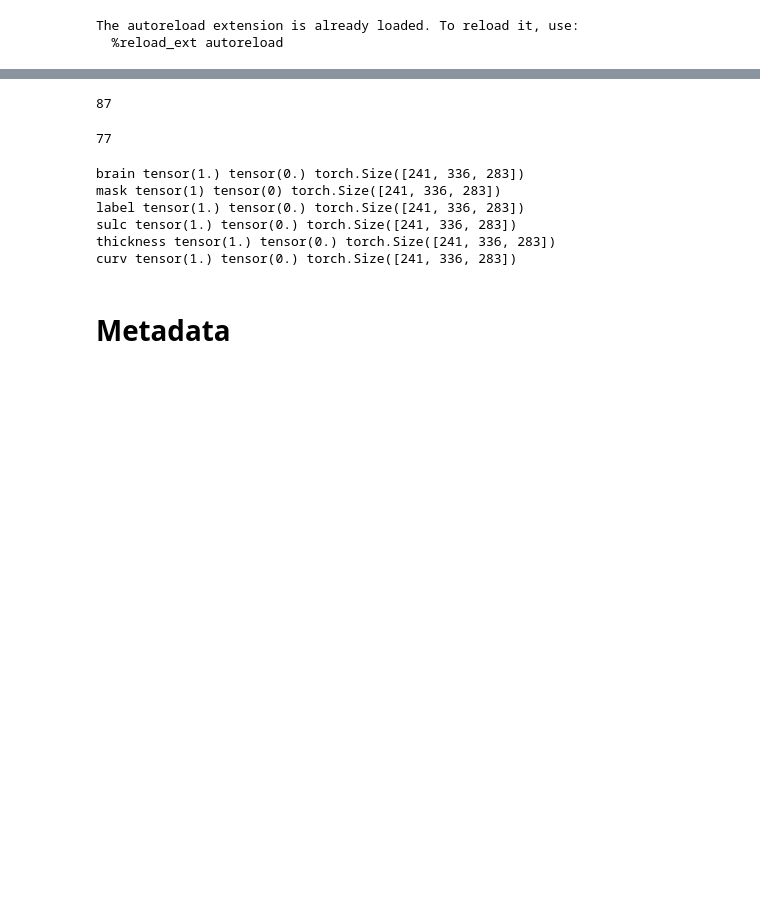
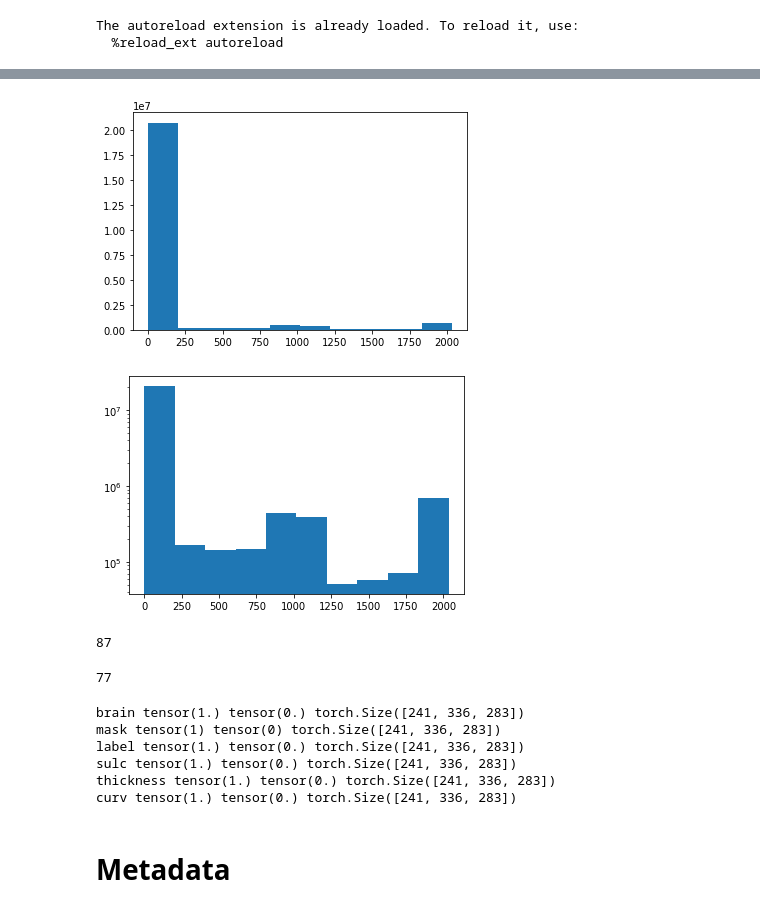
Before and after one commit to blufzzz/FCDNet, a Jupyter notebook: dataset_whole.ipynb, the cells around one changed output, grey strips where cells are left out. Saved outputs shown, nothing was run; the diff lists cells and outputs as text; code cells hidden in the pictures; blank space fills up the shorter version.

```diff
--- a/dataset_whole.ipynb
+++ b/dataset_whole.ipynb
@@ -54,0 +57,2 @@ The autoreload extension is already loaded. To reload it, use:
+# %%
+seg = nibabel.load('../fcd_data/normalized_segmentation/9.nii').get_fdata()
@@ -55,3 +67,12 @@ The autoreload extension is already loaded. To reload it, use:
+# %%
+plt.ioff()
+plt.figure()
+plt.hist(seg.flatten())
+plt.yscale('log')
+plt.show()
+# %% [output]
+[figure, added]
+[figure, added]
 # %%
 labels_components = np.load('labels_info.npy', allow_pickle=True).item()
 single_component_keys = {k for k,v in labels_components.items() if len(v['cc3d'][0]) == 2}
```
Also changed, not shown: parts of 3 cells of this notebook, 15 other files.
